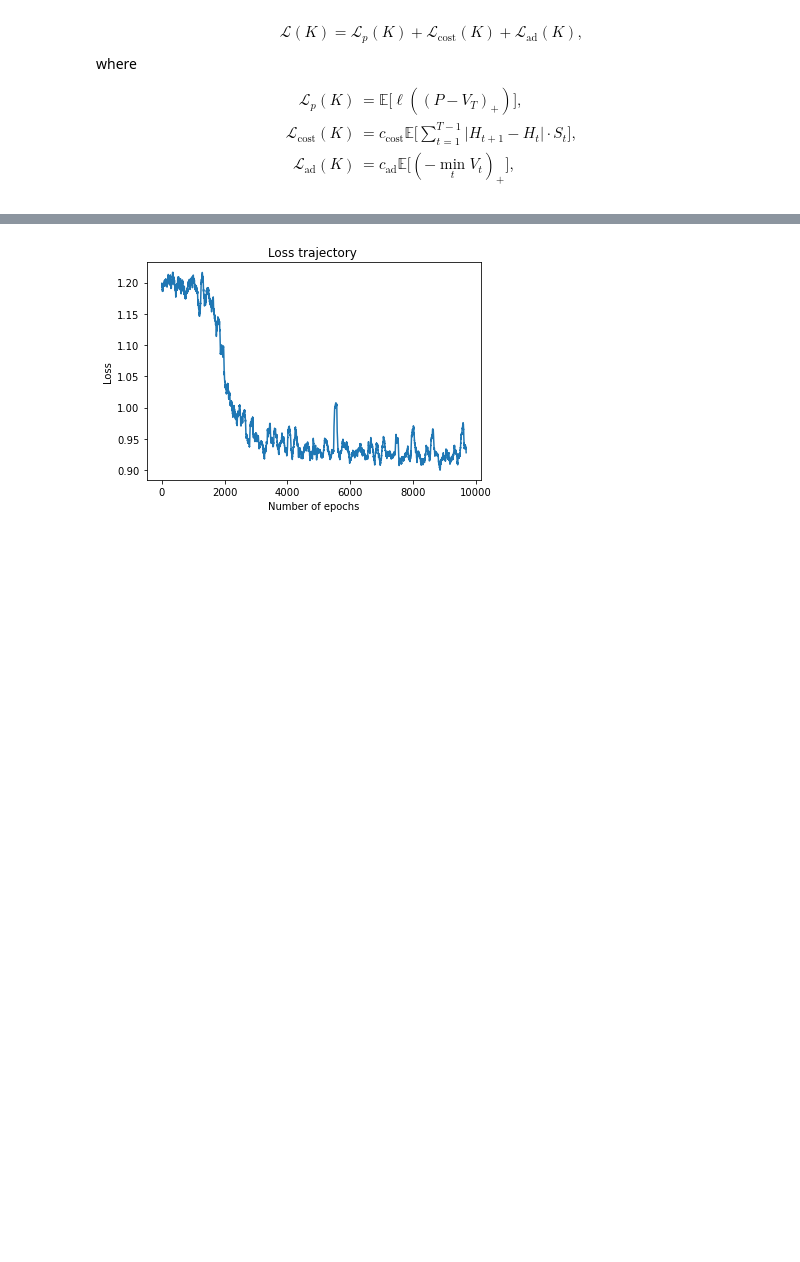
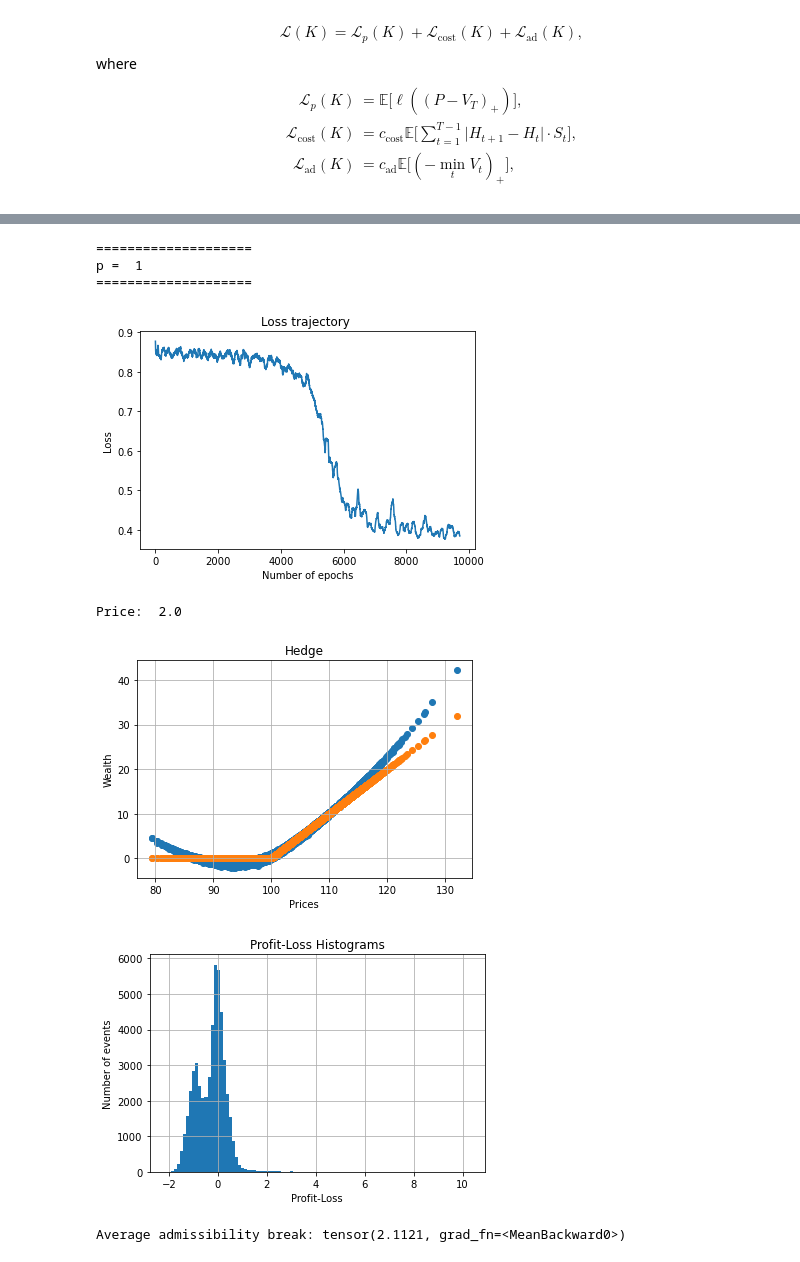
Before and after one commit to justinhou95/NeuralHedge, a Jupyter notebook: deepefficienthedge.ipynb, the cells around one changed output, grey strips where cells are left out. Cells and saved outputs as stored; diff of their text form; code cells hidden in the pictures; blank space fills up the shorter version.

```diff
--- a/deepefficienthedge.ipynb
+++ b/deepefficienthedge.ipynb
@@ -41,8 +77,7 @@ from importlib import reload
 # %%
-data_set, dataset_market = markets.BlackScholesTestMarket()
 paths, information, payoff = data_set
 n_asset = paths.shape[-1]
 plot_data_set(data_set)
-true_price = payoff[:,-1].mean()
+true_price = payoff[:,-1].mean().numpy()
 print('True price is: ', true_price)
 # %% [output]
@@ -65,6 +100,9 @@ class EfficientHedger(datahedger.Hedger):
         super().__init__(model)
         self.price = price
         self.bound = bound
+    def compute_all_information(self, holding: Tensor, information: Tensor, t = None) -> Tensor:
+        all_information = information[:, t, :]
+        return all_information
 
     def compute_pnl(self, input: List[Tensor]):
         prices, information, payoff = input
@@ -81,10 +130,25 @@ class EfficientHedger(datahedger.Hedger):
 # %%
 model = mlp.NeuralNetSequential(n_output = n_asset)
 initial_price = 2.0
-admissible_bound = -1
+admissible_bound = -5
 hedger = EfficientHedger(model, initial_price, admissible_bound)
 p = 1
+print('=='*10)
+print("p = ", p)
+print('=='*10)
+
 history = hedger.fit(dataset_market, EPOCHS=50,criterion=loss.PowerMeasure(p))
 plot_history(history)
+
+plot_hedge(hedger, data_set, price = initial_price)
+wealth = hedger(data_set)
+print('Average admissibility break:', admissible_cost(wealth))
 # %% [output]
+====================
+p =  1
+====================
-[figure, old version]
+[figure, new version]
+Price:  2.0
+[figure, added]
+[figure, added]
+Average admissibility break: tensor(2.1121, grad_fn=<MeanBackward0>)
```
Also changed, not shown: parts of 8 cells of this notebook, 12 other files.
